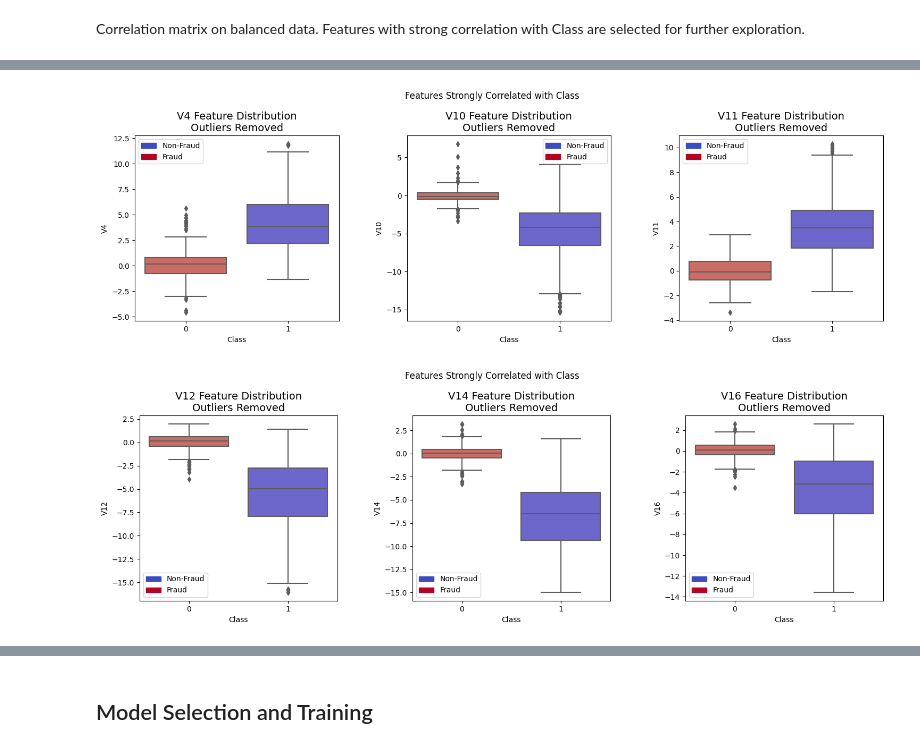
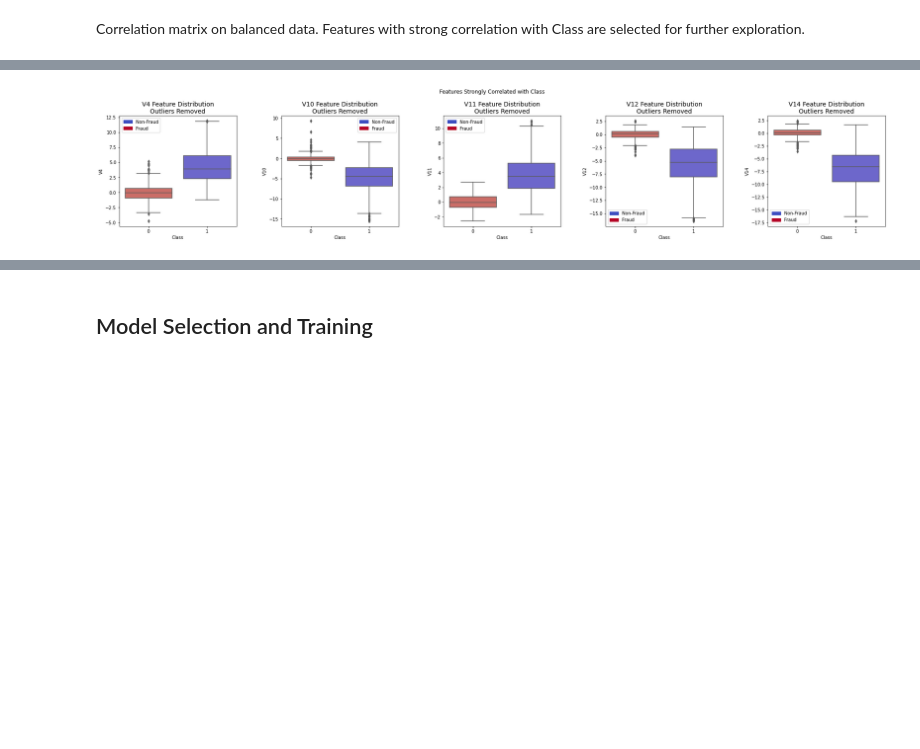
Before and after one commit to chris-caballero/Fraud-Transaction-Detection, a Jupyter notebook: fraud-detection.ipynb, the cells around one changed output, grey strips where cells are left out. Cells and saved outputs as stored; diff of their text form; code cells hidden in the pictures; blank space fills up the shorter version.

```diff
--- a/fraud-detection.ipynb
+++ b/fraud-detection.ipynb
@@ -377,10 +410,9 @@ Dataset size (post-trim):  756
 ---------------------------------------------------------------------------------------------------------------------------------------
 # %%
-plot_outliers_removed(trimmed_df, corr_feats[:len(corr_feats) // 2], corr_label='Strongly')
-plot_outliers_removed(trimmed_df, corr_feats[len(corr_feats) // 2:], corr_label='Strongly')
+plot_outliers_removed(trimmed_df, corr_feats, corr_label='Strongly')
+# plot_outliers_removed(trimmed_df, neg_corr_feats, corr_label='Negatively')
 # %% [output]
-[figure, old version]
+[figure, new version]
-[figure, removed]
 # %%
 def plot_reduced_dimensions(df, method='tsne'):
     fig, ax = plt.subplots(1, 1, figsize=(8, 5))
```
Also changed, not shown: parts of 34 cells of this notebook.
